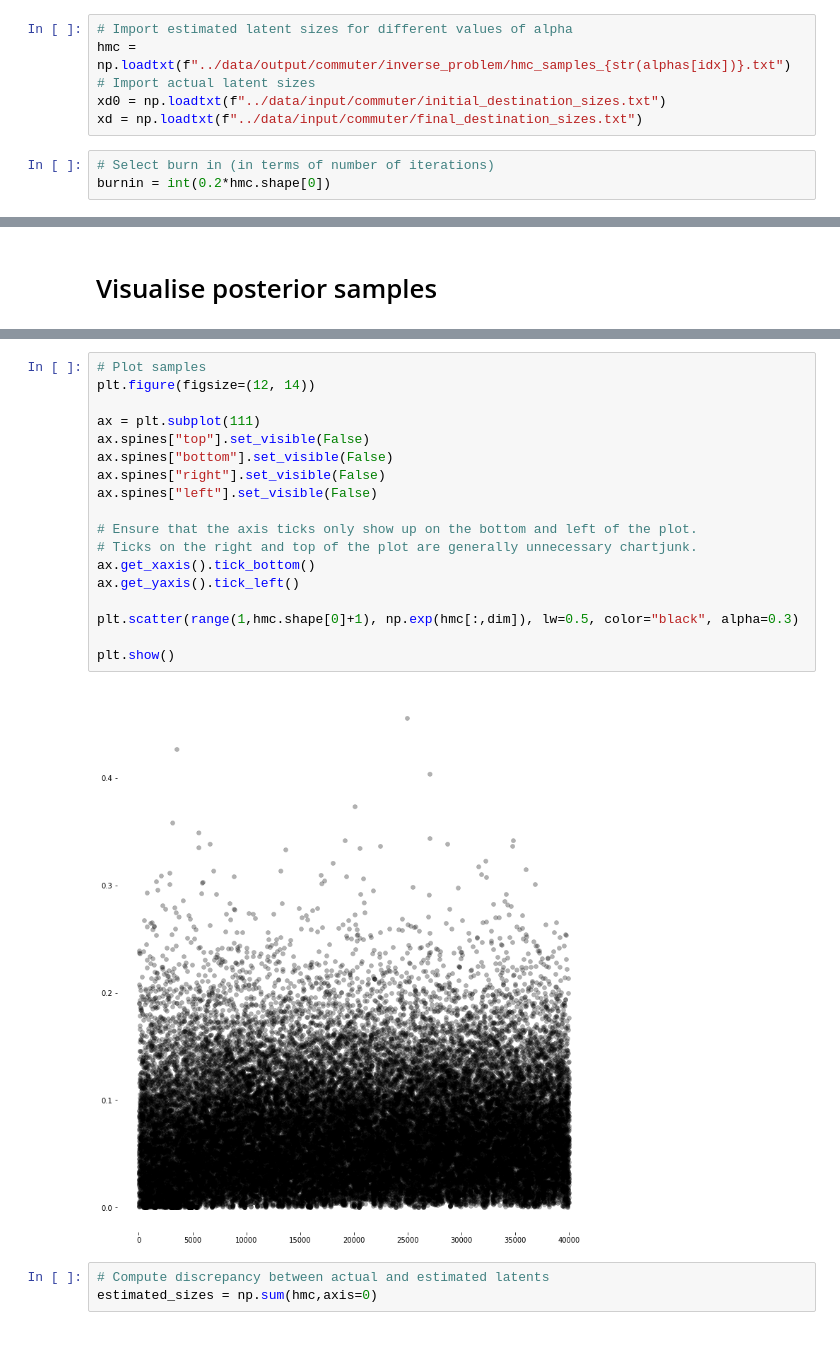
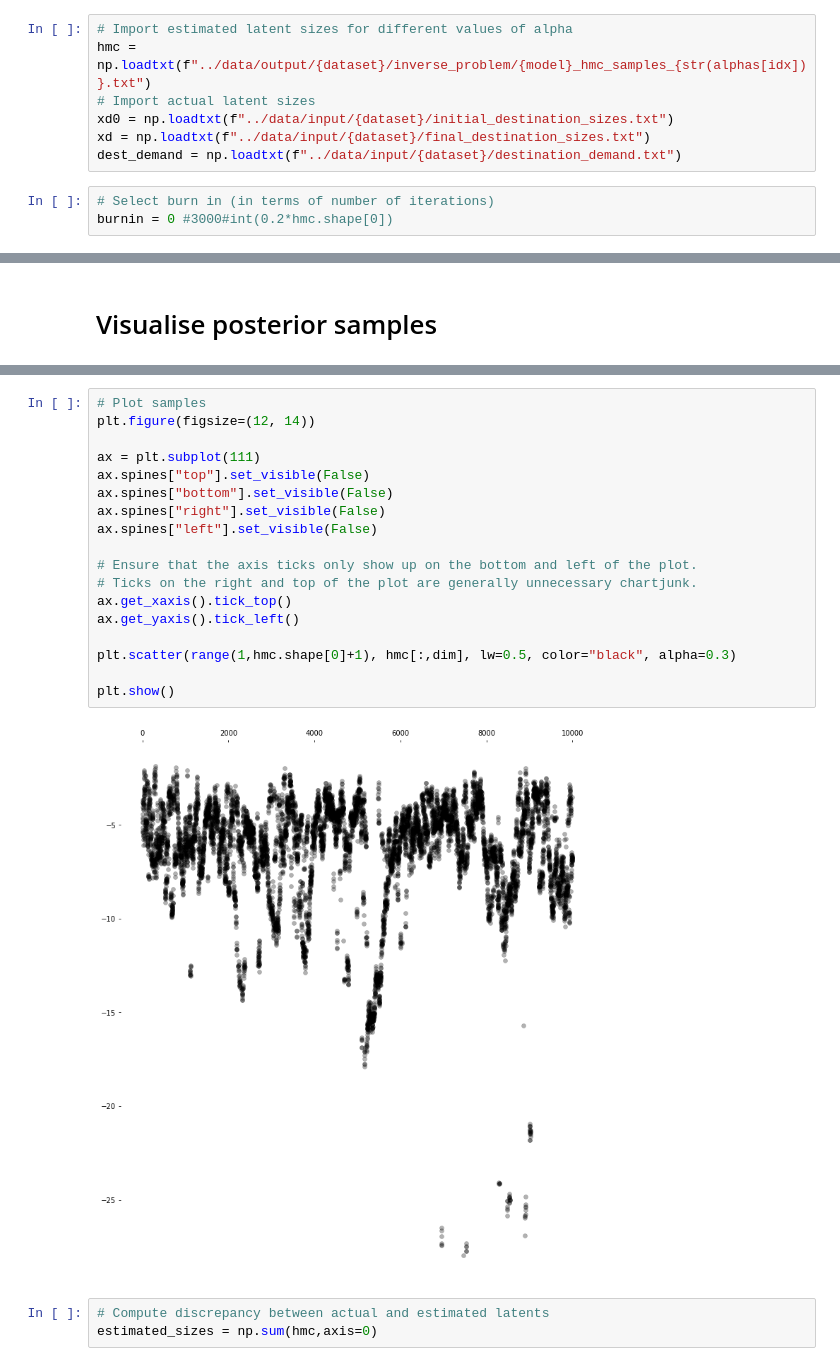
Before and after one commit to YannisZa/stochastic-travel-demand-modelling, a Jupyter notebook: notebooks/hmc_sample_processing.ipynb, the cells around one changed output, grey strips where cells are left out. Cells and saved outputs as stored; diff of their text form.

```diff
--- a/notebooks/hmc_sample_processing.ipynb
+++ b/notebooks/hmc_sample_processing.ipynb
@@ -13,12 +19,13 @@ idx = 2
 # %%
 # Import estimated latent sizes for different values of alpha
-hmc = np.loadtxt(f"../data/output/commuter/inverse_problem/hmc_samples_{str(alphas[idx])}.txt")
+hmc = np.loadtxt(f"../data/output/{dataset}/inverse_problem/{model}_hmc_samples_{str(alphas[idx])}.txt")
 # Import actual latent sizes
-xd0 = np.loadtxt(f"../data/input/commuter/initial_destination_sizes.txt")
-xd = np.loadtxt(f"../data/input/commuter/final_destination_sizes.txt")
+xd0 = np.loadtxt(f"../data/input/{dataset}/initial_destination_sizes.txt")
+xd = np.loadtxt(f"../data/input/{dataset}/final_destination_sizes.txt")
+dest_demand = np.loadtxt(f"../data/input/{dataset}/destination_demand.txt")
 # %%
 # Select burn in (in terms of number of iterations)
-burnin = int(0.2*hmc.shape[0])
+burnin = 0 #3000#int(0.2*hmc.shape[0])
 # %%
 # Take logs on actual sizes
 actual_initial_sizes = np.log(xd0/np.sum(xd0))
@@ -36,23 +50,23 @@ assert dim >= 0 and dim <= hmc1_5.shape[1]
 # %%
 # Plot samples
 plt.figure(figsize=(12, 14))
 
 ax = plt.subplot(111)
 ax.spines["top"].set_visible(False)
 ax.spines["bottom"].set_visible(False)
 ax.spines["right"].set_visible(False)
 ax.spines["left"].set_visible(False)
 
 # Ensure that the axis ticks only show up on the bottom and left of the plot.
 # Ticks on the right and top of the plot are generally unnecessary chartjunk.
-ax.get_xaxis().tick_bottom()
+ax.get_xaxis().tick_top()
 ax.get_yaxis().tick_left()
 
-plt.scatter(range(1,hmc.shape[0]+1), np.exp(hmc[:,dim]), lw=0.5, color="black", alpha=0.3)
+plt.scatter(range(1,hmc.shape[0]+1), hmc[:,dim], lw=0.5, color="black", alpha=0.3)
 
 plt.show()
 # %% [output]
-[figure, old version]
+[figure, new version]
 # %%
 # Compute discrepancy between actual and estimated latents
 estimated_sizes = np.sum(hmc,axis=0)
```
Also changed, not shown: parts of 24 cells of this notebook.
